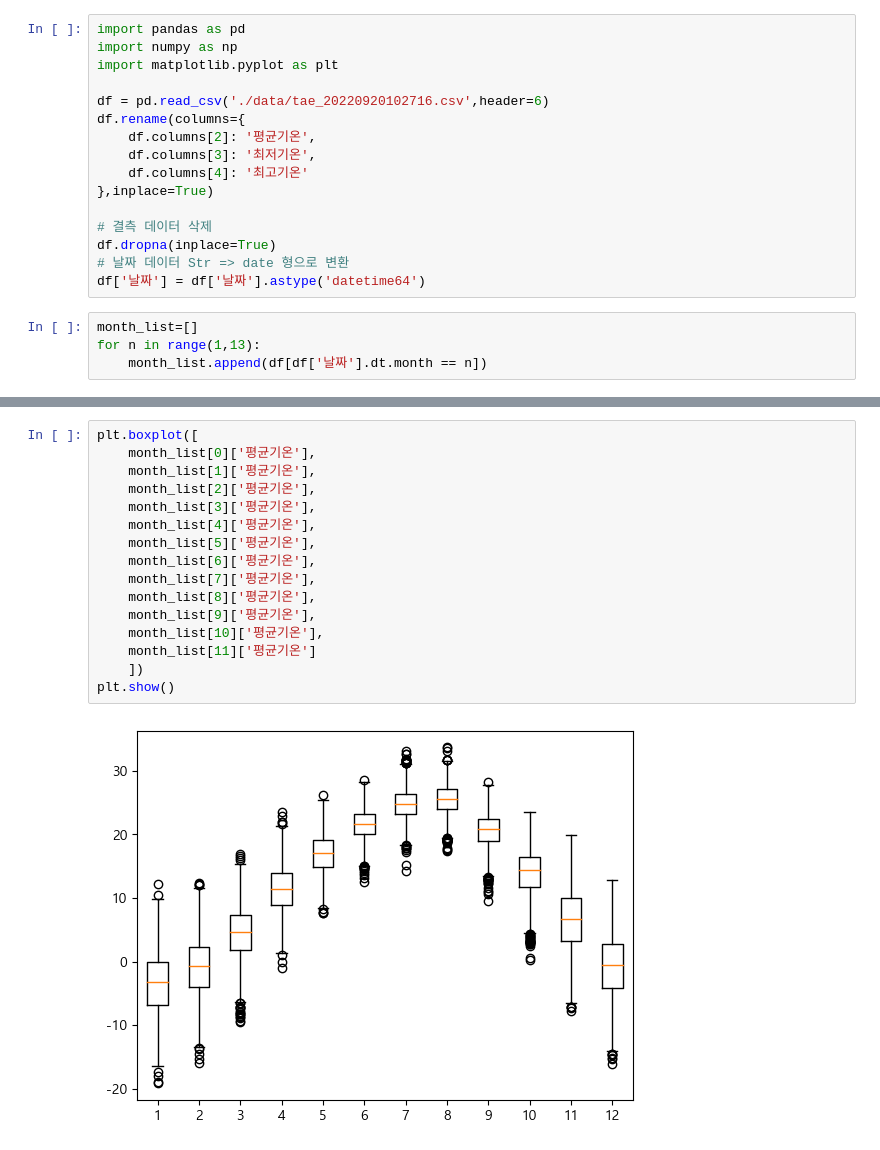
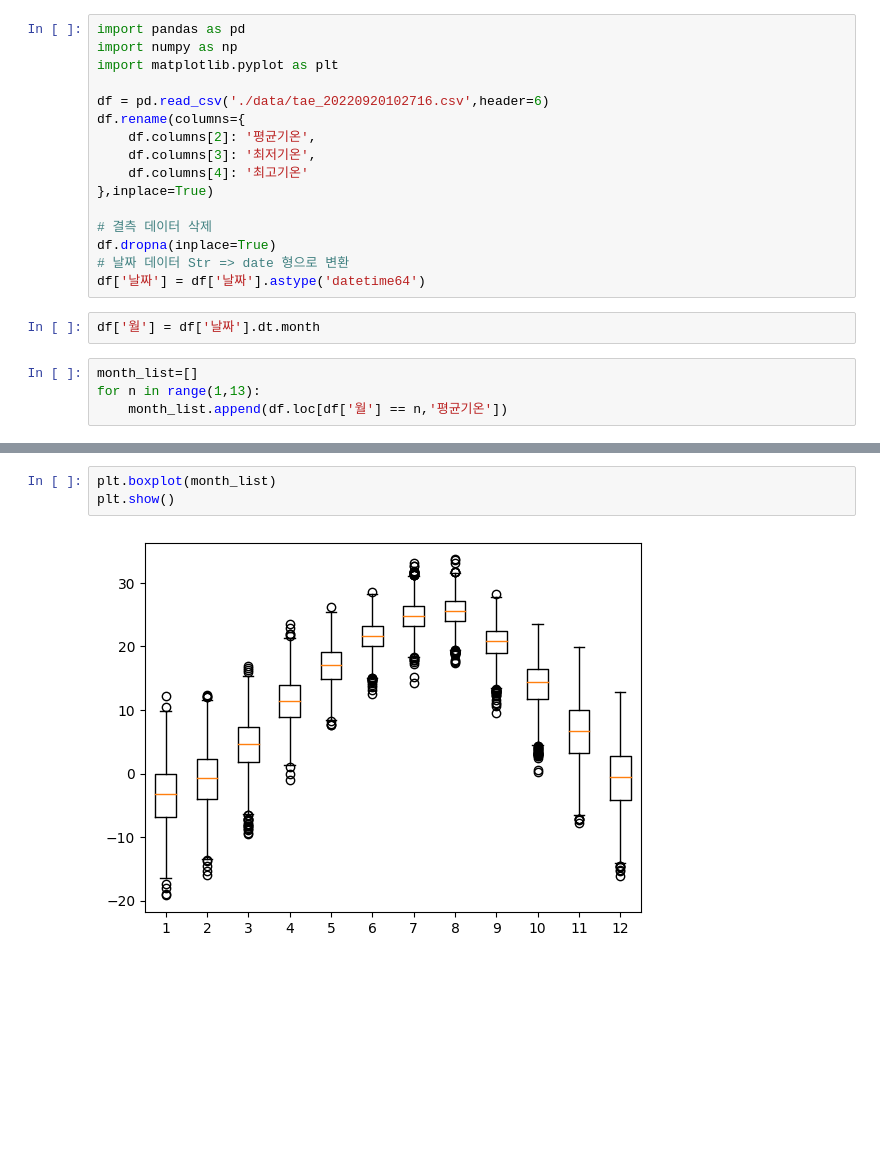
Before and after one commit to CalmFarm/Dev_work, a Jupyter notebook: DS/2-1.open api[서울기온]_배포용.ipynb, the cells around one changed output, grey strips where cells are left out. Saved outputs shown, nothing was run; the diff lists cells and outputs as text; blank space fills up the shorter version.

```diff
--- a/DS/2-1.open api[서울기온]_배포용.ipynb
+++ b/DS/2-1.open api[서울기온]_배포용.ipynb
@@ -709,8 +709,10 @@ df.rename(columns={
 df.dropna(inplace=True)
 # 날짜 데이터 Str => date 형으로 변환
 df['날짜'] = df['날짜'].astype('datetime64')
+# %%
+df['월'] = df['날짜'].dt.month
 # %%
 month_list=[]
 for n in range(1,13):
-    month_list.append(df[df['날짜'].dt.month == n])
+    month_list.append(df.loc[df['월'] == n,'평균기온'])
 # %% [output]
@@ -730,18 +731,5 @@ for n in range(1,13):
-# %%
-plt.boxplot([
-    month_list[0]['평균기온'],
-    month_list[1]['평균기온'],
-    month_list[2]['평균기온'],
-    month_list[3]['평균기온'],
-    month_list[4]['평균기온'],
-    month_list[5]['평균기온'],
-    month_list[6]['평균기온'],
-    month_list[7]['평균기온'],
-    month_list[8]['평균기온'],
-    month_list[9]['평균기온'],
-    month_list[10]['평균기온'],
-    month_list[11]['평균기온']
-    ])
-plt.show()
-# %% [output]
-[figure, removed]
+# %%
+plt.boxplot(month_list)
+plt.show()
+# %% [output]
+[figure, added]
```
Also changed, not shown: parts of 1 cell of this notebook.
